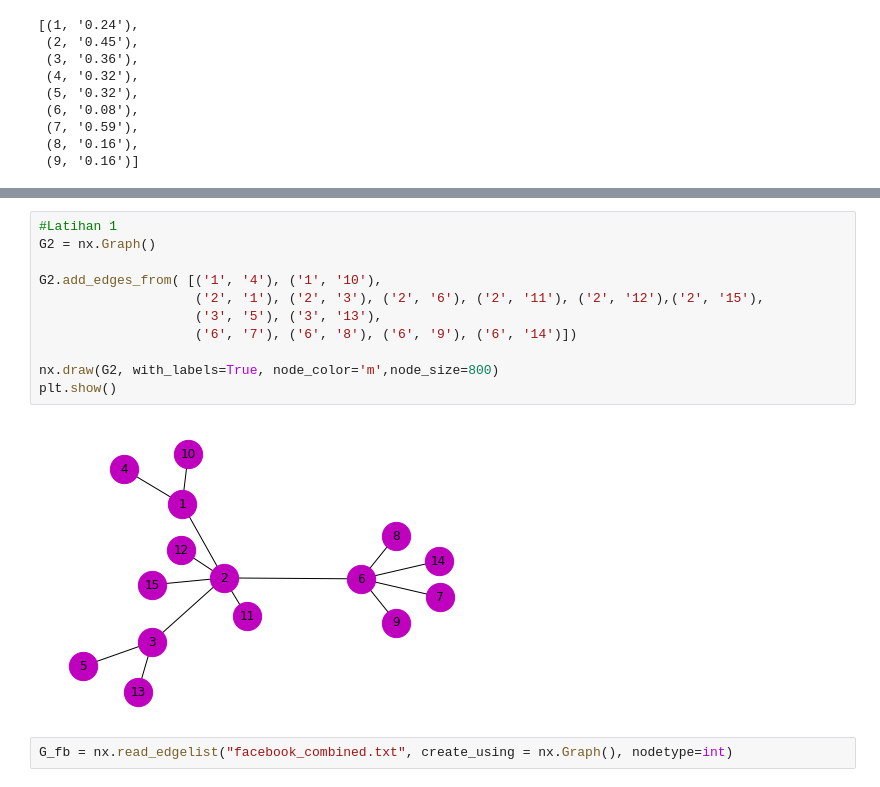
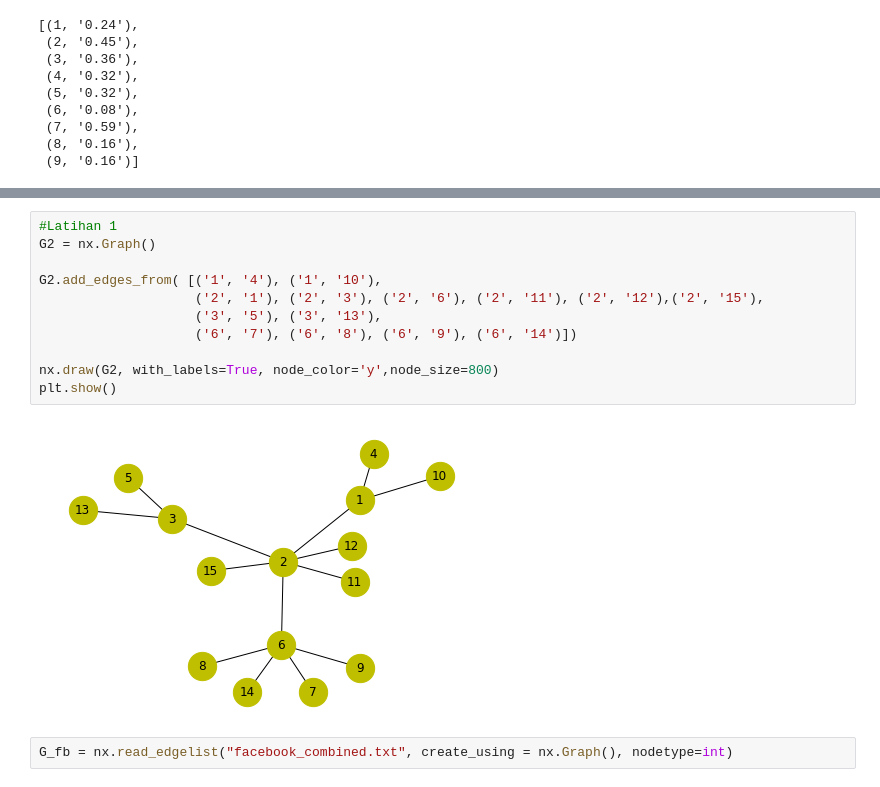
Before and after one commit to waan03/DAA, a Jupyter notebook: DAA12.ipynb, the cells around one changed output, grey strips where cells are left out. Cells and saved outputs as stored; diff of their text form.

```diff
--- a/DAA12.ipynb
+++ b/DAA12.ipynb
@@ -88,16 +141,16 @@ plt.show()
 # %%
 #Latihan 1
 G2 = nx.Graph()
 
 G2.add_edges_from( [('1', '4'), ('1', '10'),
                     ('2', '1'), ('2', '3'), ('2', '6'), ('2', '11'), ('2', '12'),('2', '15'),
                     ('3', '5'), ('3', '13'),
                     ('6', '7'), ('6', '8'), ('6', '9'), ('6', '14')])
 
-nx.draw(G2, with_labels=True, node_color='m',node_size=800)
+nx.draw(G2, with_labels=True, node_color='y',node_size=800)
 plt.show()
 # %% [output]
-[figure, old version]
+[figure, new version]
 # %%
 G_fb = nx.read_edgelist("facebook_combined.txt", create_using = nx.Graph(), nodetype=int)
 # %%
```
Also changed, not shown: parts of 7 cells of this notebook.
